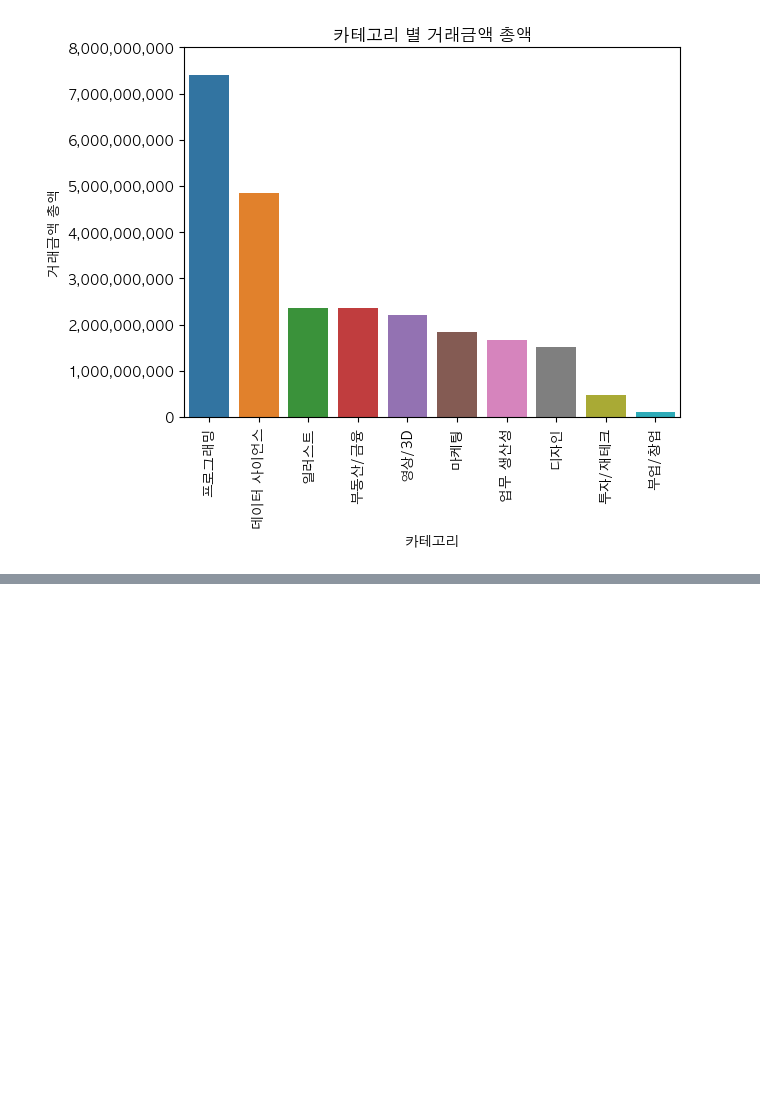
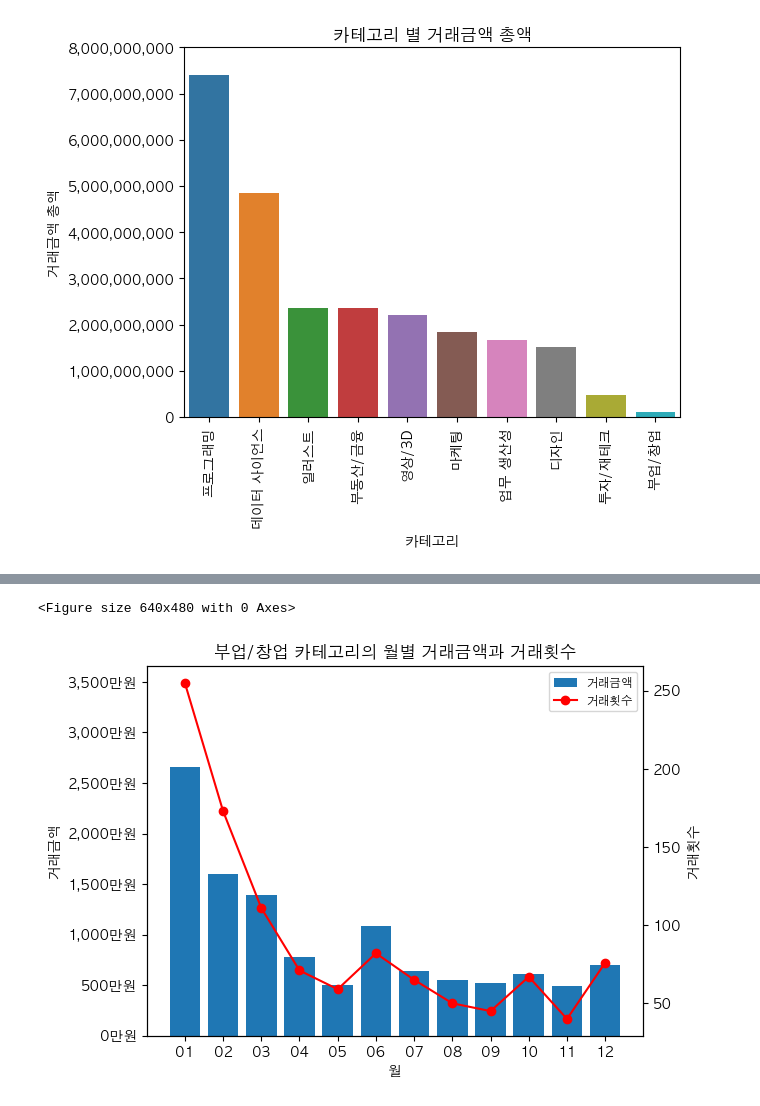
Before and after one commit to hogooba/minpj, a Jupyter notebook: pj.ipynb, the cells around one changed output, grey strips where cells are left out. Saved outputs shown, nothing was run; the diff lists cells and outputs as text; code cells hidden in the pictures; blank space fills up the shorter version.

```diff
--- a/pj.ipynb
+++ b/pj.ipynb
@@ -474,0 +535,46 @@ print(m_pro.tail(1))
+# %%
+# 월별 거래금액과 거래횟수 그래프
+
+# 그래프 x축 데이터
+x = m_sub['월']
+
+# 그래프 y축 데이터
+y1 = m_sub['거래금액']
+y1_max = max(y1)
+y2 = c_sub['카운트']
+
+# 위치 조정
+plt.subplots_adjust(bottom=0.2, left=0.1)
+
+# 첫 번째 y축(ax1)은 막대 그래프로 표현
+fig, ax1 = plt.subplots()
+ax1.bar(x, y1, label='거래금액')
+ax1.set_xlabel('월')
+ax1.set_ylabel('거래금액')
+
+# y축(ax1) 범위 자동 조절
+ax1.set_ylim([0, y1_max+10000000])
+
+# y축(ax2)은 선 그래프로 표현
+ax2 = ax1.twinx()
+ax2.plot(x, y2, '-o', color='red', label='거래횟수')
+ax2.set_ylabel('거래횟수')
+
+# y축 tick format 변경
+ax1.set_yticklabels([f"{int(y/10000):,}만원" for y in ax1.get_yticks()])
+
+# 범례 표시
+handles, labels = [], []
+for ax in [ax1, ax2]:
+    h, l = ax.get_legend_handles_labels()
+    handles += h
+    labels += l
+plt.legend(handles, labels, loc='best', fontsize='small')
+
+# 그래프 제목
+plt.title('부업/창업 카테고리의 월별 거래금액과 거래횟수')
+
+plt.show()
+# %% [output]
+<Figure size 640x480 with 0 Axes>
+[figure, added]
```
Also changed, not shown: parts of 3 cells of this notebook.
